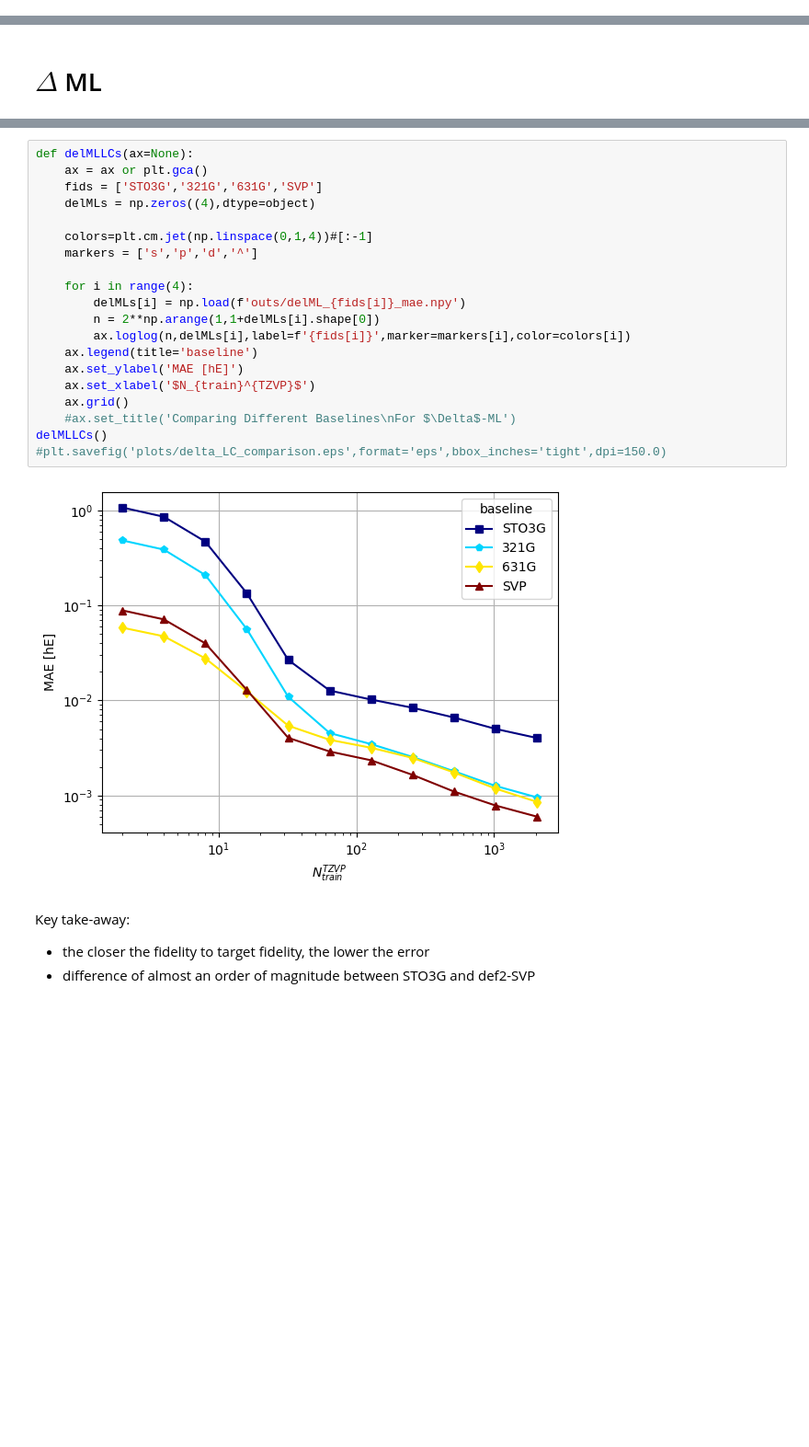
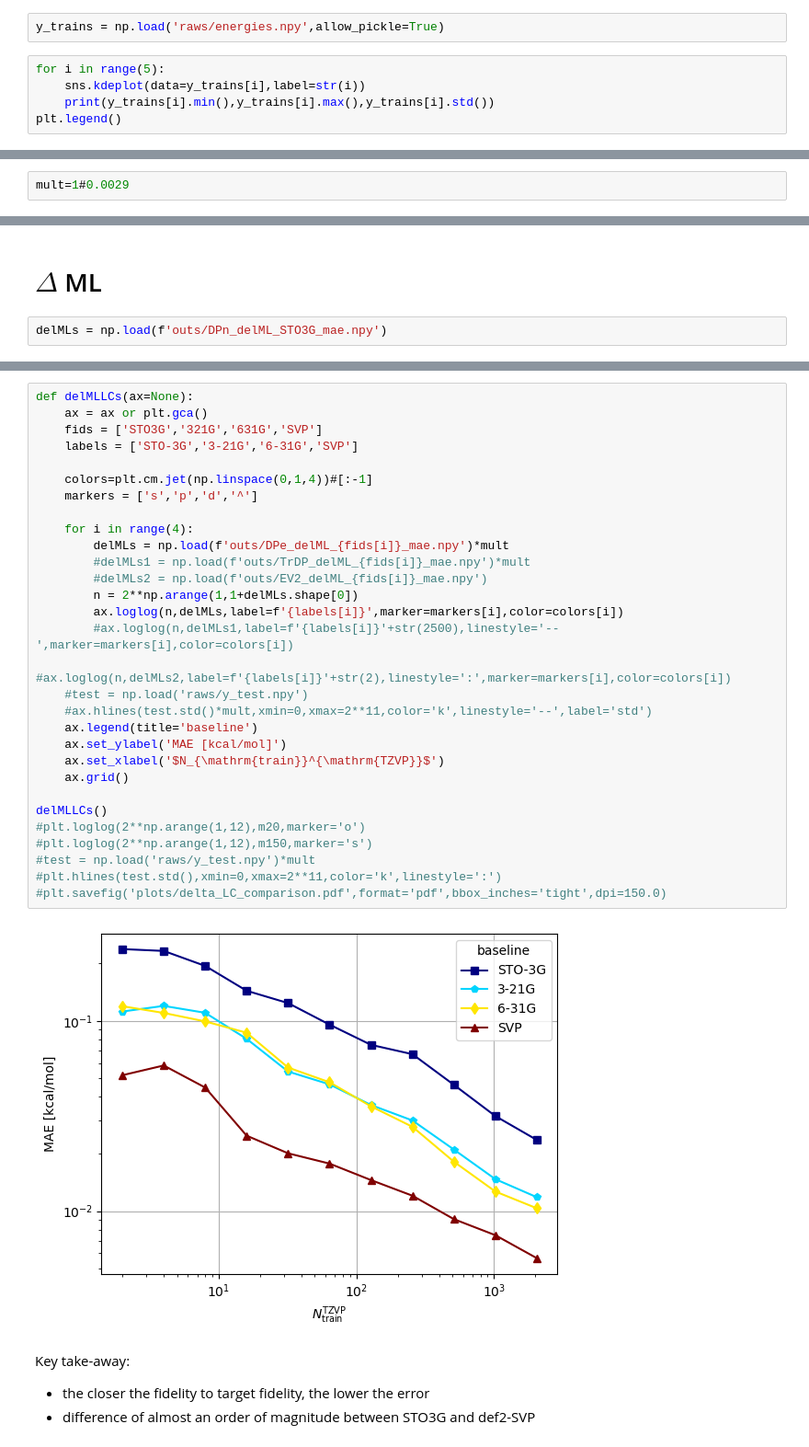
Before and after one commit to SM4DA/MFDeltaML, a Jupyter notebook: DeltaMFML.ipynb, the cells around one changed output, grey strips where cells are left out. Shown: that part at 92% size. Cells and saved outputs as stored; diff of their text form; blank space fills up the shorter version.

```diff
--- a/DeltaMFML.ipynb
+++ b/DeltaMFML.ipynb
@@ -6,0 +80,7 @@ from matplotlib.lines import Line2D
+# %%
+y_trains = np.load('raws/energies.npy',allow_pickle=True)
+# %%
+for i in range(5):
+    sns.kdeplot(data=y_trains[i],label=str(i))
+    print(y_trains[i].min(),y_trains[i].max(),y_trains[i].std())
+plt.legend()
@@ -7,3 +112,5 @@ from matplotlib.lines import Line2D
+# %%
+mult=1#0.0029
 # %% [markdown]
 # Prep Data
 # %%
@@ -108,2 +228,4 @@ The PostScript backend does not support transparency; partially transparent arti
 # %% [markdown]
 # $\Delta$ ML
+# %%
+delMLs = np.load(f'outs/DPn_delML_STO3G_mae.npy')
@@ -110,25 +237,35 @@ The PostScript backend does not support transparency; partially transparent arti
 # %%
 def delMLLCs(ax=None):
     ax = ax or plt.gca()
     fids = ['STO3G','321G','631G','SVP']
-    delMLs = np.zeros((4),dtype=object)
+    labels = ['STO-3G','3-21G','6-31G','SVP']
 
     colors=plt.cm.jet(np.linspace(0,1,4))#[:-1]
     markers = ['s','p','d','^']
 
     for i in range(4):
-        delMLs[i] = np.load(f'outs/delML_{fids[i]}_mae.npy')
-        n = 2**np.arange(1,1+delMLs[i].shape[0])
-        ax.loglog(n,delMLs[i],label=f'{fids[i]}',marker=markers[i],color=colors[i])
+        delMLs = np.load(f'outs/DPe_delML_{fids[i]}_mae.npy')*mult
+        #delMLs1 = np.load(f'outs/TrDP_delML_{fids[i]}_mae.npy')*mult
+        #delMLs2 = np.load(f'outs/EV2_delML_{fids[i]}_mae.npy')
+        n = 2**np.arange(1,1+delMLs.shape[0])
+        ax.loglog(n,delMLs,label=f'{labels[i]}',marker=markers[i],color=colors[i])
+        #ax.loglog(n,delMLs1,label=f'{labels[i]}'+str(2500),linestyle='--',marker=markers[i],color=colors[i])
+        #ax.loglog(n,delMLs2,label=f'{labels[i]}'+str(2),linestyle=':',marker=markers[i],color=colors[i])
+    #test = np.load('raws/y_test.npy')
+    #ax.hlines(test.std()*mult,xmin=0,xmax=2**11,color='k',linestyle='--',label='std')
     ax.legend(title='baseline')
-    ax.set_ylabel('MAE [hE]')
-    ax.set_xlabel('$N_{train}^{TZVP}$')
+    ax.set_ylabel('MAE [kcal/mol]')
+    ax.set_xlabel('$N_{\mathrm{train}}^{\mathrm{TZVP}}$')
     ax.grid()
-    #ax.set_title('Comparing Different Baselines\nFor $\Delta$-ML')
+
 delMLLCs()
-#plt.savefig('plots/delta_LC_comparison.eps',format='eps',bbox_inches='tight',dpi=150.0)
+#plt.loglog(2**np.arange(1,12),m20,marker='o')
+#plt.loglog(2**np.arange(1,12),m150,marker='s')
+#test = np.load('raws/y_test.npy')*mult
+#plt.hlines(test.std(),xmin=0,xmax=2**11,color='k',linestyle=':')
+#plt.savefig('plots/delta_LC_comparison.pdf',format='pdf',bbox_inches='tight',dpi=150.0)
 # %% [output]
-[figure, old version]
+[figure, new version]
 # %% [markdown]
 Key take-away:
    * the closer the fidelity to target fidelity, the lower the error
```
Also changed, not shown: parts of 25 cells of this notebook, 3 other files.
